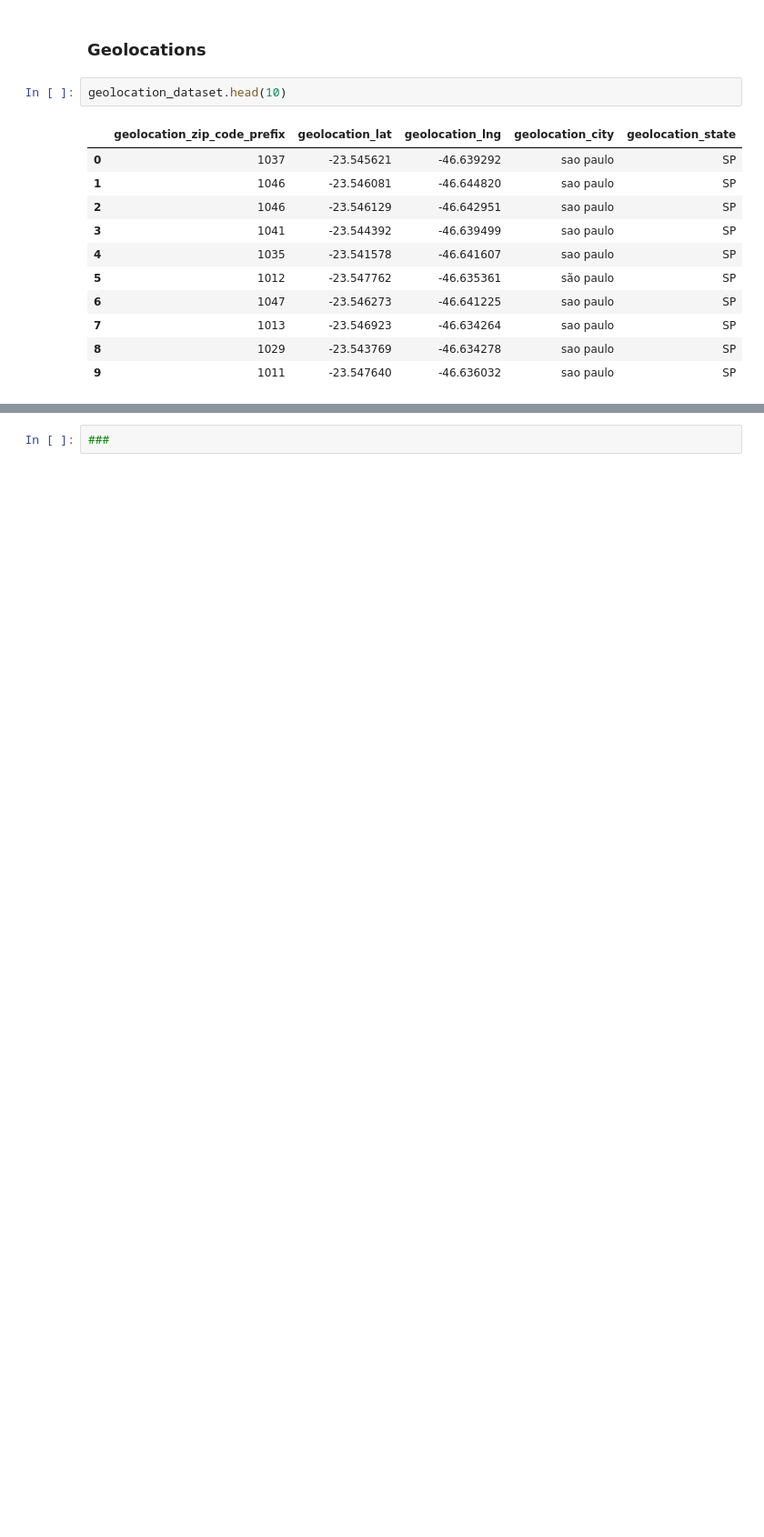
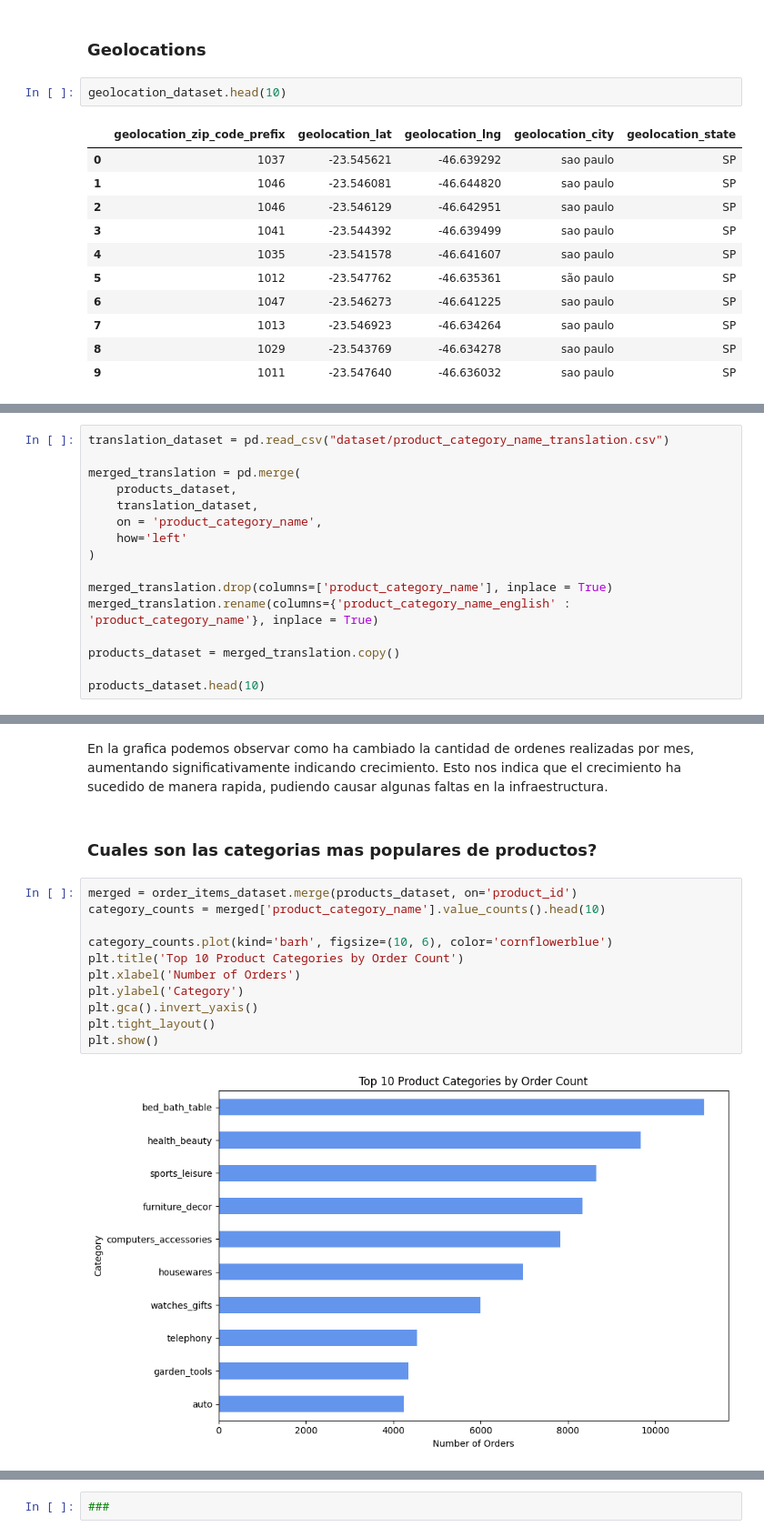
Before and after one commit to JoaquinCampos22155/proyecto3_Mineria, a Jupyter notebook: reporteEDA.ipynb, the cells around one changed output, grey strips where cells are left out. Shown at 91% size. Cells and saved outputs as stored; diff of their text form; blank space fills up the shorter version.

```diff
--- a/reporteEDA.ipynb
+++ b/reporteEDA.ipynb
@@ -206,0 +308,16 @@ geolocation_dataset.head(10)
+# %%
+translation_dataset = pd.read_csv("dataset/product_category_name_translation.csv")
+
+merged_translation = pd.merge(
+    products_dataset,
+    translation_dataset,
+    on = 'product_category_name',
+    how='left'
+)
+
+merged_translation.drop(columns=['product_category_name'], inplace = True)
+merged_translation.rename(columns={'product_category_name_english' : 'product_category_name'}, inplace = True)
+
+products_dataset = merged_translation.copy()
+
+products_dataset.head(10)
@@ -214,0 +548,17 @@ geolocation_dataset.head(10)
+# %% [markdown]
+En la grafica podemos observar como ha cambiado la cantidad de ordenes realizadas por mes, aumentando significativamente indicando crecimiento. Esto nos indica que el crecimiento ha sucedido de manera rapida, pudiendo causar algunas faltas en la infraestructura.
+# %% [markdown]
+### Cuales son las categorias mas populares de productos?
+# %%
+merged = order_items_dataset.merge(products_dataset, on='product_id')
+category_counts = merged['product_category_name'].value_counts().head(10)
+
+category_counts.plot(kind='barh', figsize=(10, 6), color='cornflowerblue')
+plt.title('Top 10 Product Categories by Order Count')
+plt.xlabel('Number of Orders')
+plt.ylabel('Category')
+plt.gca().invert_yaxis()
+plt.tight_layout()
+plt.show()
+# %% [output]
+[figure, added]
```
Also changed, not shown: parts of 68 cells of this notebook.
